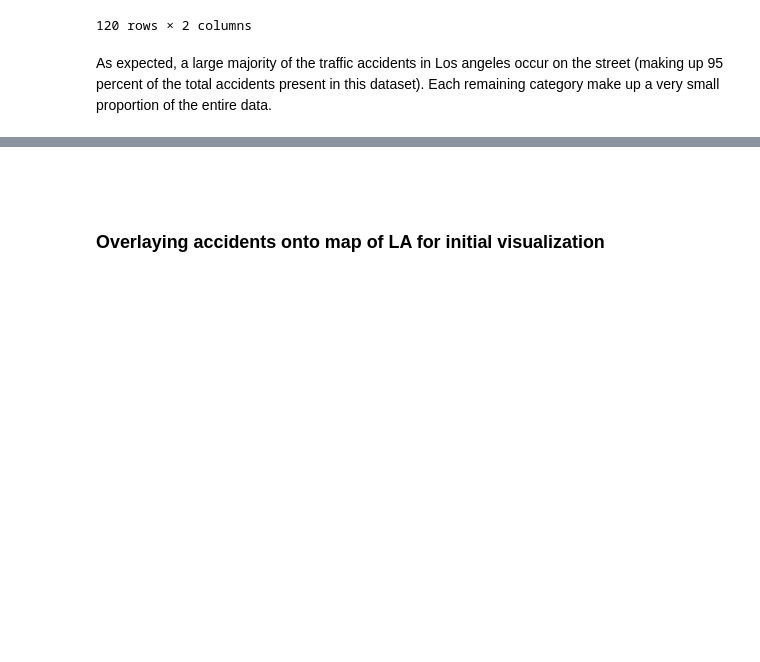
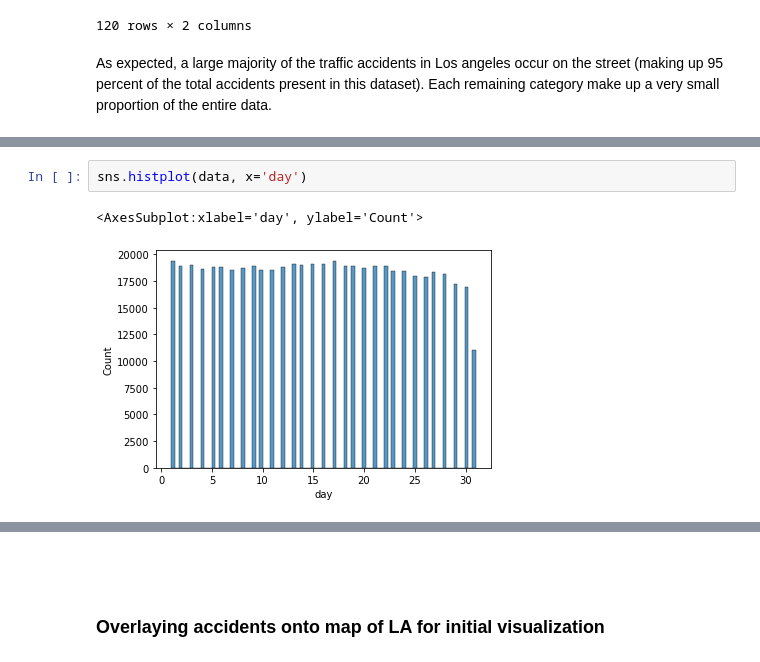
Before and after one commit to raoabhinav19/dsci-551-project, a Jupyter notebook: notebooks/data_exploration.ipynb, the cells around one changed output, grey strips where cells are left out. Drawn from its saved outputs; the diff is of its cells as text; blank space fills up the shorter version.

```diff
--- a/notebooks/data_exploration.ipynb
+++ b/notebooks/data_exploration.ipynb
@@ -141,0 +185,5 @@ As expected, a large majority of the traffic accidents in Los angeles occur on t
+# %%
+sns.histplot(data, x='day')
+# %% [output]
+<AxesSubplot:xlabel='day', ylabel='Count'>
+[figure, added]
```
Also changed, not shown: parts of 8 cells of this notebook, 1 other file.
